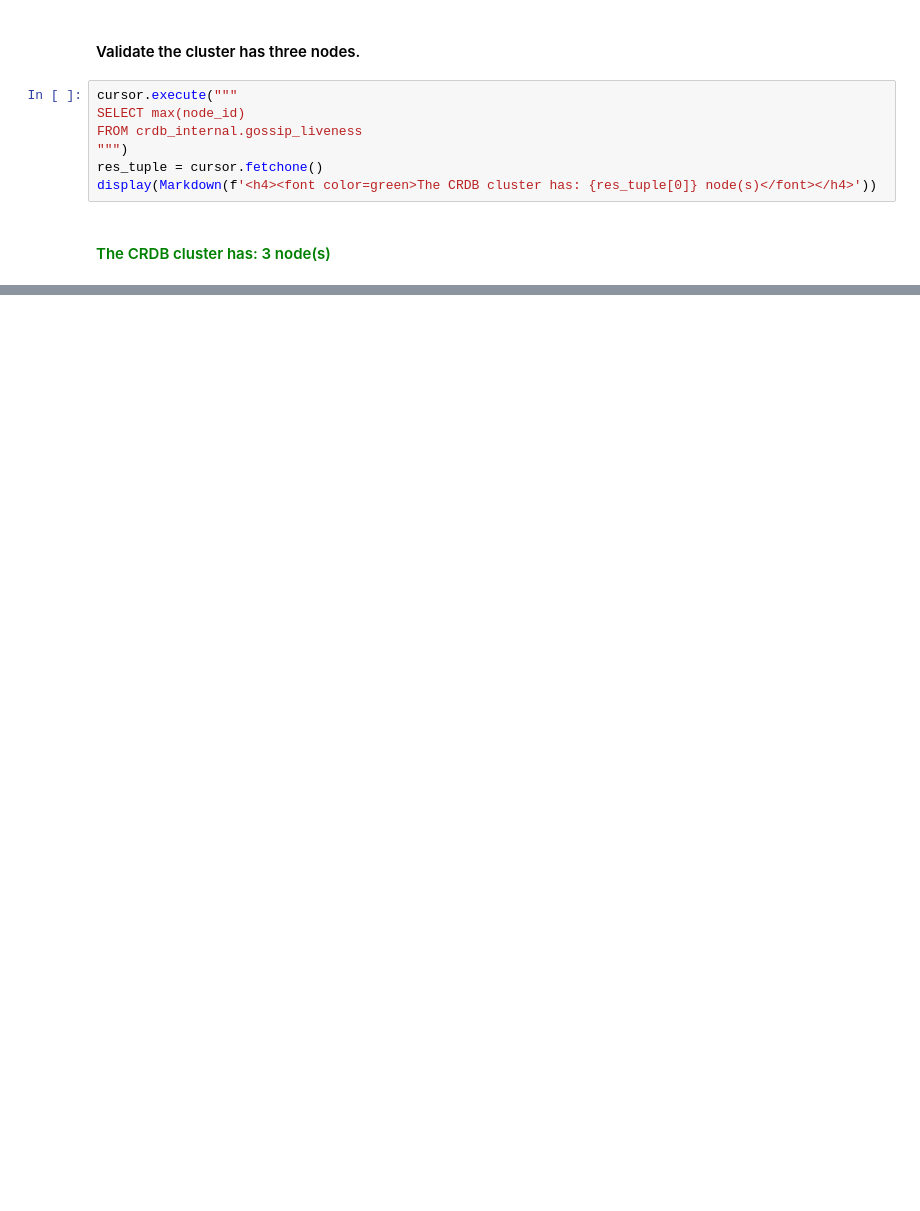
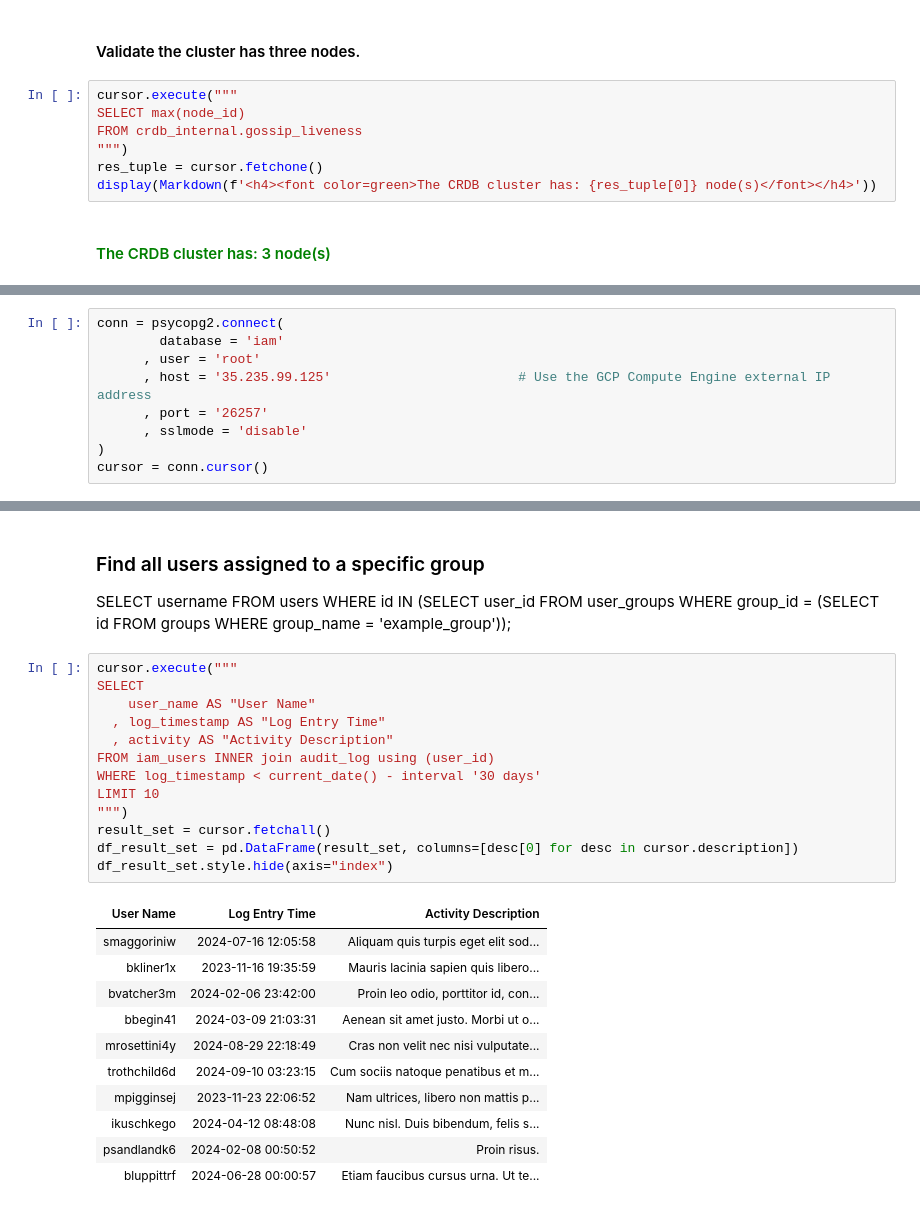
Before and after one commit to ainfanzon/CRL-IAM-Workshop, a Jupyter notebook: source/wrkshp_repl.ipynb, the cells around one changed output, grey strips where cells are left out. Cells and saved outputs as stored; diff of their text form; blank space fills up the shorter version.

```diff
--- a/source/wrkshp_repl.ipynb
+++ b/source/wrkshp_repl.ipynb
@@ -137,0 +137,9 @@ print(mytable)
+# %%
+conn = psycopg2.connect(
+        database = 'iam'
+      , user = 'root'
+      , host = '35.235.99.125'                        # Use the GCP Compute Engine external IP address
+      , port = '26257'
+      , sslmode = 'disable'
+)
+cursor = conn.cursor()
@@ -137,0 +232,28 @@ print(mytable)
+# %% [markdown]
+### Find all users assigned to a specific group
+SELECT username FROM users WHERE id IN (SELECT user_id FROM user_groups WHERE group_id = (SELECT id FROM groups WHERE group_name = 'example_group'));
+# %%
+cursor.execute("""
+SELECT
+    user_name AS "User Name"
+  , log_timestamp AS "Log Entry Time"
+  , activity AS "Activity Description"
+FROM iam_users INNER join audit_log using (user_id)
+WHERE log_timestamp < current_date() - interval '30 days'
+LIMIT 10
+""")
+result_set = cursor.fetchall()
+df_result_set = pd.DataFrame(result_set, columns=[desc[0] for desc in cursor.description])
+df_result_set.style.hide(axis="index")
+# %% [output]
+| User Name | Log Entry Time | Activity Description |
+| smaggoriniw | 2024-07-16 12:05:58 | Aliquam quis turpis eget elit sod... |
+| bkliner1x | 2023-11-16 19:35:59 | Mauris lacinia sapien quis libero... |
+| bvatcher3m | 2024-02-06 23:42:00 | Proin leo odio, porttitor id, con... |
+| bbegin41 | 2024-03-09 21:03:31 | Aenean sit amet justo. Morbi ut o... |
+| mrosettini4y | 2024-08-29 22:18:49 | Cras non velit nec nisi vulputate... |
+| trothchild6d | 2024-09-10 03:23:15 | Cum sociis natoque penatibus et m... |
+| mpigginsej | 2023-11-23 22:06:52 | Nam ultrices, libero non mattis p... |
+| ikuschkego | 2024-04-12 08:48:08 | Nunc nisl. Duis bibendum, felis s... |
+| psandlandk6 | 2024-02-08 00:50:52 | Proin risus. |
+| bluppittrf | 2024-06-28 00:00:57 | Etiam faucibus cursus urna. Ut te... |
```
Also changed, not shown: parts of 16 cells of this notebook.
